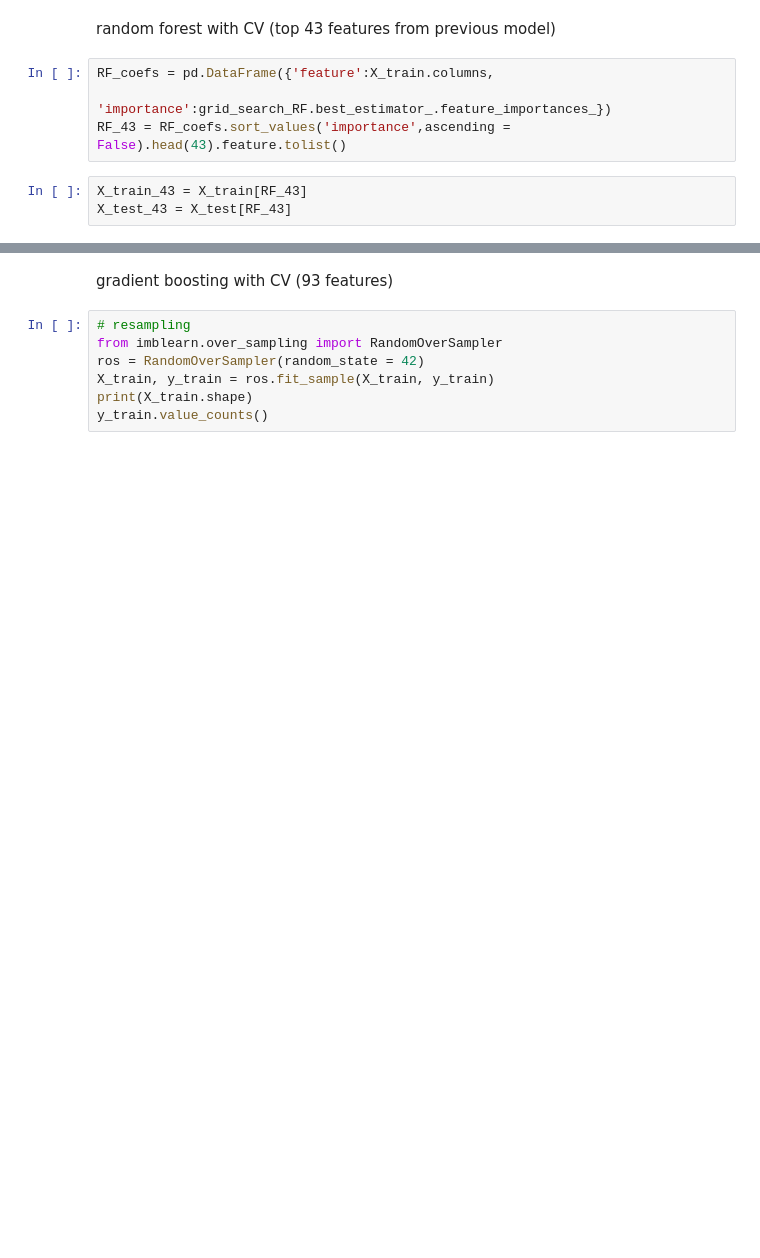
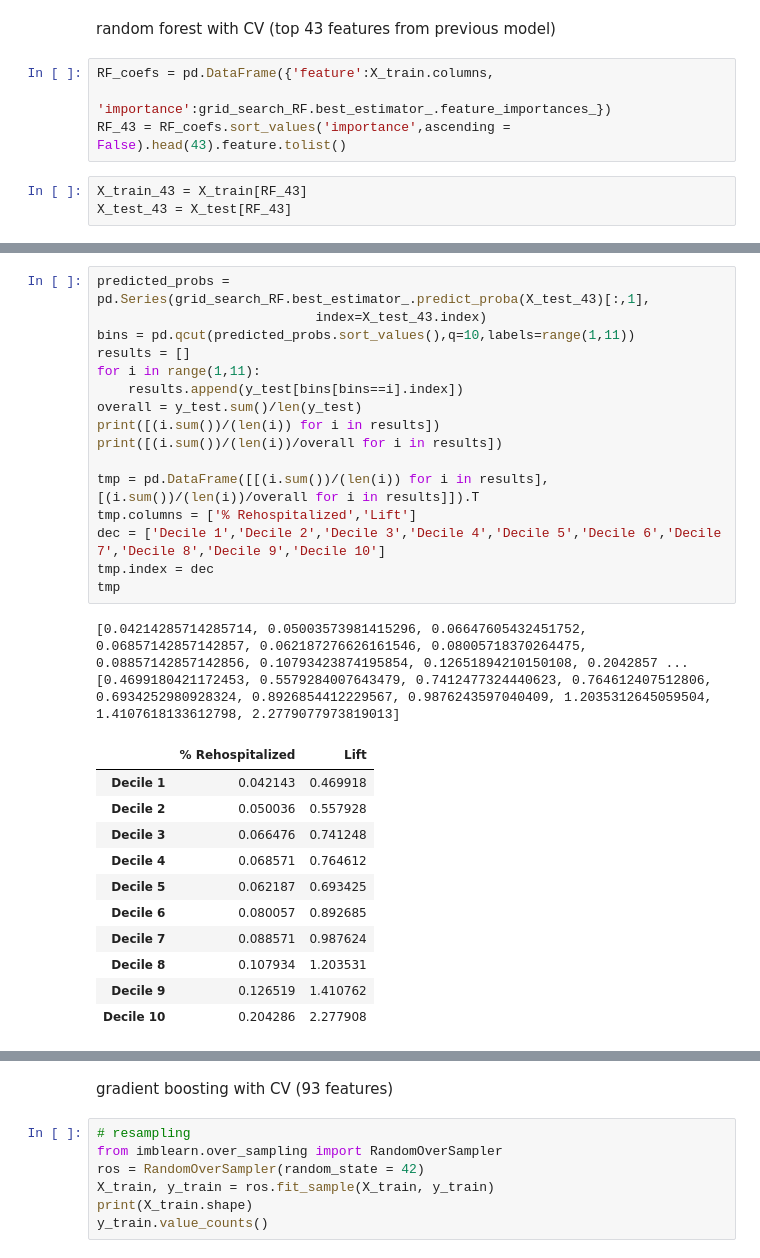
Before and after one commit to dynacao/HospitalReadmissions, a Jupyter notebook: Yi/Consolidated_Yi.ipynb, the cells around one changed output, grey strips where cells are left out. Drawn from its saved outputs; the diff is of its cells as text; blank space fills up the shorter version.

```diff
--- a/Yi/Consolidated_Yi.ipynb
+++ b/Yi/Consolidated_Yi.ipynb
@@ -470,0 +558,30 @@ RF_coefs.sort_values('importance',ascending = False).head(15)
+# %%
+predicted_probs = pd.Series(grid_search_RF.best_estimator_.predict_proba(X_test_43)[:,1],
+                            index=X_test_43.index)
+bins = pd.qcut(predicted_probs.sort_values(),q=10,labels=range(1,11))
+results = []
+for i in range(1,11):
+    results.append(y_test[bins[bins==i].index])
+overall = y_test.sum()/len(y_test)
+print([(i.sum())/(len(i)) for i in results])
+print([(i.sum())/(len(i))/overall for i in results])
+
+tmp = pd.DataFrame([[(i.sum())/(len(i)) for i in results],[(i.sum())/(len(i))/overall for i in results]]).T
+tmp.columns = ['% Rehospitalized','Lift']
+dec = ['Decile 1','Decile 2','Decile 3','Decile 4','Decile 5','Decile 6','Decile 7','Decile 8','Decile 9','Decile 10']
+tmp.index = dec
+tmp
+# %% [output]
+[0.04214285714285714, 0.05003573981415296, 0.06647605432451752, 0.06857142857142857, 0.062187276626161546, 0.08005718370264475, 0.08857142857142856, 0.10793423874195854, 0.12651894210150108, 0.2042857 ...
+[0.4699180421172453, 0.5579284007643479, 0.7412477324440623, 0.764612407512806, 0.6934252980928324, 0.8926854412229567, 0.9876243597040409, 1.2035312645059504, 1.4107618133612798, 2.2779077973819013]
+|  | % Rehospitalized | Lift |
+| Decile 1 | 0.042143 | 0.469918 |
+| Decile 2 | 0.050036 | 0.557928 |
+| Decile 3 | 0.066476 | 0.741248 |
+| Decile 4 | 0.068571 | 0.764612 |
+| Decile 5 | 0.062187 | 0.693425 |
+| Decile 6 | 0.080057 | 0.892685 |
+| Decile 7 | 0.088571 | 0.987624 |
+| Decile 8 | 0.107934 | 1.203531 |
+| Decile 9 | 0.126519 | 1.410762 |
+| Decile 10 | 0.204286 | 2.277908 |
```
Also changed, not shown: parts of 18 cells of this notebook.
